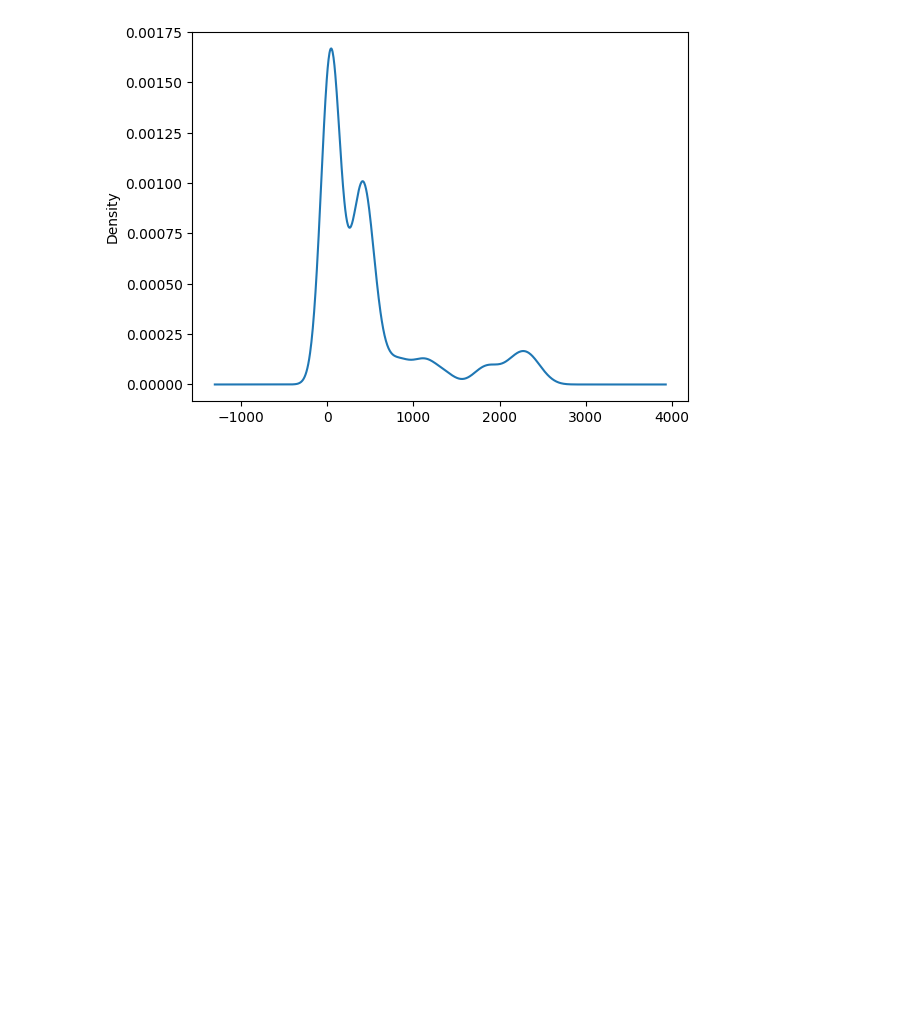
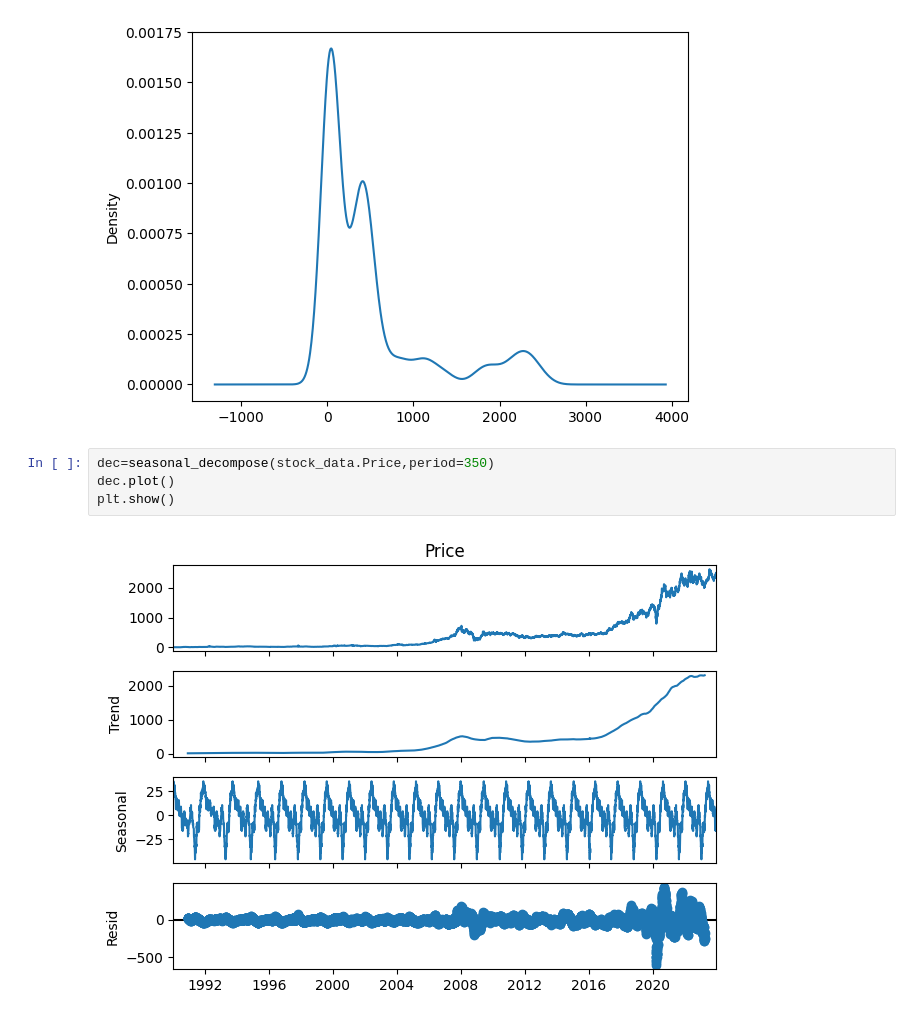
Before and after one commit to B1-080441/Stock-Price-Analysis-And-Prediction-Using-ML, a Jupyter notebook: ML Analysis/time-series_demo.ipynb, the cells around one changed output. Cells and saved outputs as stored; diff of their text form; blank space fills up the shorter version.

```diff
--- a/ML Analysis/time-series_demo.ipynb
+++ b/ML Analysis/time-series_demo.ipynb
@@ -78,3 +124,9 @@ df_close.plot(kind='kde')
 # %% [output]
 <Axes: ylabel='Density'>
 [figure]
+# %%
+dec=seasonal_decompose(stock_data.Price,period=350)
+dec.plot()
+plt.show()
+# %% [output]
+[figure, added]
```
Also changed, not shown: parts of 43 cells of this notebook, 1 other file.
